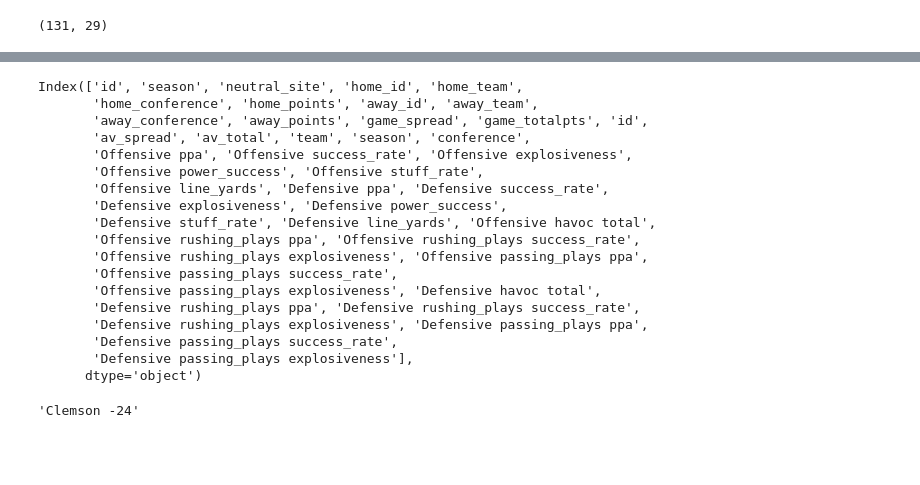
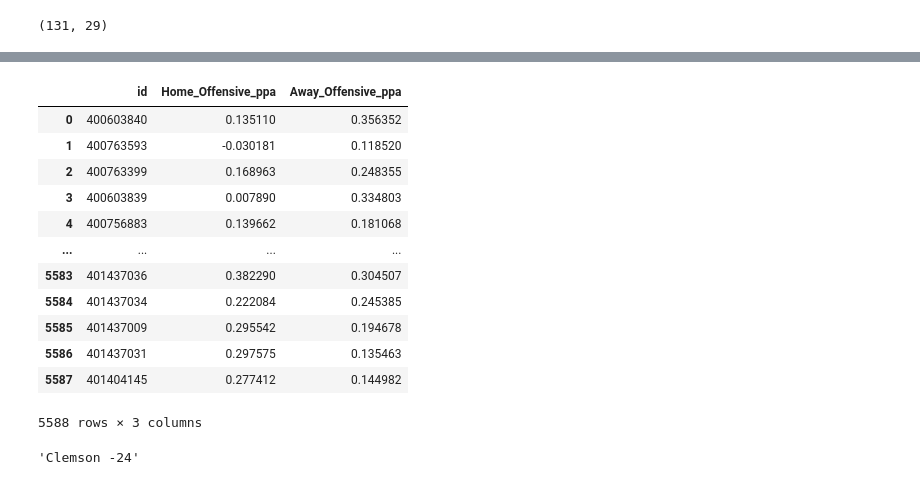
Before and after one commit to dyeds/PIC-16B-Project, a Jupyter notebook: TeamData.ipynb, the cells around one changed output, grey strips where cells are left out. Saved outputs shown, nothing was run; the diff lists cells and outputs as text; code cells hidden in the pictures; blank space fills up the shorter version.

```diff
--- a/TeamData.ipynb
+++ b/TeamData.ipynb
@@ -194,24 +303,19 @@ df_merged.head()
-# %%
-df_merged.columns
-# %% [output]
-Index(['id', 'season', 'neutral_site', 'home_id', 'home_team',
-       'home_conference', 'home_points', 'away_id', 'away_team',
-       'away_conference', 'away_points', 'game_spread', 'game_totalpts', 'id',
-       'av_spread', 'av_total', 'team', 'season', 'conference',
-       'Offensive ppa', 'Offensive success_rate', 'Offensive explosiveness',
-       'Offensive power_success', 'Offensive stuff_rate',
-       'Offensive line_yards', 'Defensive ppa', 'Defensive success_rate',
-       'Defensive explosiveness', 'Defensive power_success',
-       'Defensive stuff_rate', 'Defensive line_yards', 'Offensive havoc total',
-       'Offensive rushing_plays ppa', 'Offensive rushing_plays success_rate',
-       'Offensive rushing_plays explosiveness', 'Offensive passing_plays ppa',
-       'Offensive passing_plays success_rate',
-       'Offensive passing_plays explosiveness', 'Defensive havoc total',
-       'Defensive rushing_plays ppa', 'Defensive rushing_plays success_rate',
-       'Defensive rushing_plays explosiveness', 'Defensive passing_plays ppa',
-       'Defensive passing_plays success_rate',
-       'Defensive passing_plays explosiveness'],
-      dtype='object')
+# %%
+df_merged[["id","Home_Offensive_ppa","Away_Offensive_ppa"]] #verified w first result
+# %% [output]
+|  | id | Home_Offensive_ppa | Away_Offensive_ppa |
+| 0 | 400603840 | 0.135110 | 0.356352 |
+| 1 | 400763593 | -0.030181 | 0.118520 |
+| 2 | 400763399 | 0.168963 | 0.248355 |
+| 3 | 400603839 | 0.007890 | 0.334803 |
+| 4 | 400756883 | 0.139662 | 0.181068 |
+| ... | ... | ... | ... |
+| 5583 | 401437036 | 0.382290 | 0.304507 |
+| 5584 | 401437034 | 0.222084 | 0.245385 |
+| 5585 | 401437009 | 0.295542 | 0.194678 |
+| 5586 | 401437031 | 0.297575 | 0.135463 |
+| 5587 | 401404145 | 0.277412 | 0.144982 |
+5588 rows × 3 columns
 # %%
 #sample merge dataframe
 
```
Also changed, not shown: parts of 16 cells of this notebook, 2 other files.
